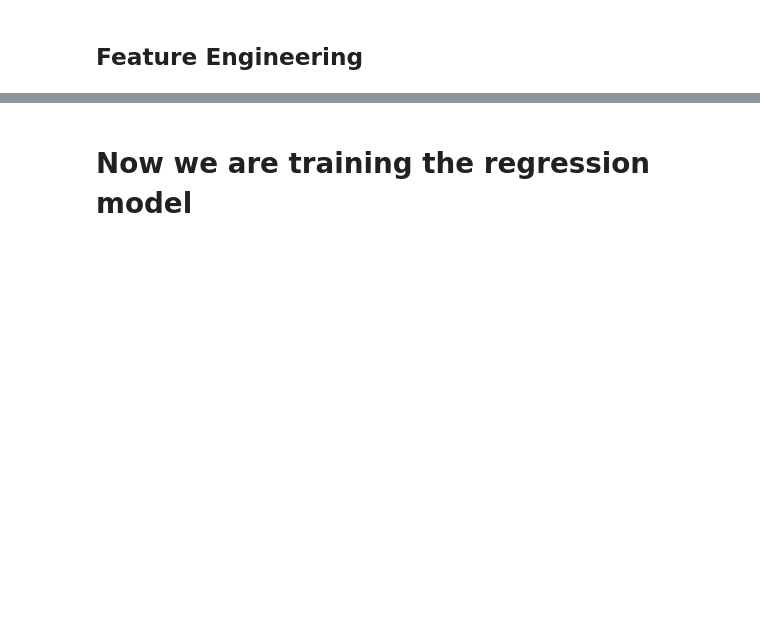
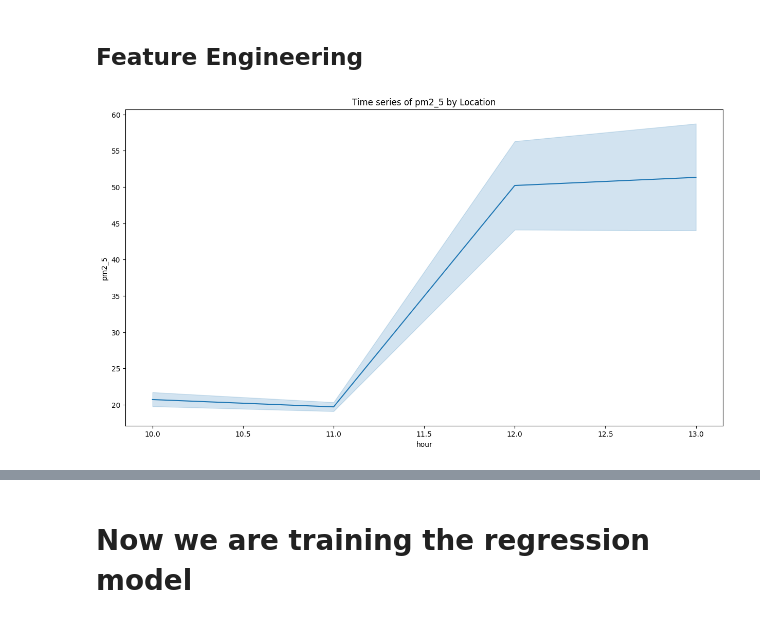
Before and after one commit to michael-awe/pm2.5-air-quality, a Jupyter notebook: regression_model_impute_75.ipynb, the cells around one changed output, grey strips where cells are left out. Saved outputs shown, nothing was run; the diff lists cells and outputs as text; code cells hidden in the pictures; blank space fills up the shorter version.

```diff
--- a/regression_model_impute_75.ipynb
+++ b/regression_model_impute_75.ipynb
@@ -97,47 +223,14 @@ train.describe()
 # %% [markdown]
 ## Feature Engineering
-# %%
-import matplotlib.dates as mdates
-
-# Assume `df` is your DataFrame
-train['date'] = pd.to_datetime(train['date'])
-
-plt.figure(figsize=(15, 8))
-
-# Create the lineplot
-sns.lineplot(x='date', y='pm2_5', data=train)
-
-# Set the x-ticks to be every nth date, where n is the number of days between each tick
-ax = plt.gca()
-ax.xaxis.set_major_locator(mdates.DayLocator(interval=15))  # Set interval to your liking
-ax.xaxis.set_major_formatter(mdates.DateFormatter('%Y-%m-%d'))
-
-plt.title('Time series of pm2_5 by Location')
-plt.xticks(rotation=45)  # Rotate x-tick labels for better visibility
-plt.show()
-# %%
-import matplotlib.dates as mdates
-
-# Assume `df` is your DataFrame
-train['date'] = pd.to_datetime(train['date'])
-
-plt.figure(figsize=(15, 8))
-
-# Create the lineplot
-sns.lineplot(x='date', y='pm2_5', data=train, hue='Location')
-
-# Set the x-ticks to be every nth date, where n is the number of days between each tick
-ax = plt.gca()
-ax.xaxis.set_major_locator(mdates.DayLocator(interval=15))  # Set interval to your liking
-ax.xaxis.set_major_formatter(mdates.DateFormatter('%Y-%m-%d'))
-
-plt.title('Time series of pm2_5 by Location')
-plt.xticks(rotation=45)  # Rotate x-tick labels for better visibility
-plt.show()
 # %%
-# lets check the correlation of date and pm2_5 using a pretty time series graph, for each location
+# lets check the correlation of the hour and pm2_5 using a pretty time series graph, for each location
 plt.figure(figsize=(15, 8))
 
-sns.lineplot(x='month', y='pm2_5', data=train, hue='Location')
+sns.lineplot(x='hour', y='pm2_5', data=train)
 plt.title('Time series of pm2_5 by Location')
 plt.show()
+
+# Drop the hour column
+train = train.drop(columns=['hour'])
+# %% [output]
+[figure, added]
```
Also changed, not shown: parts of 26 cells of this notebook, 3 other files.
